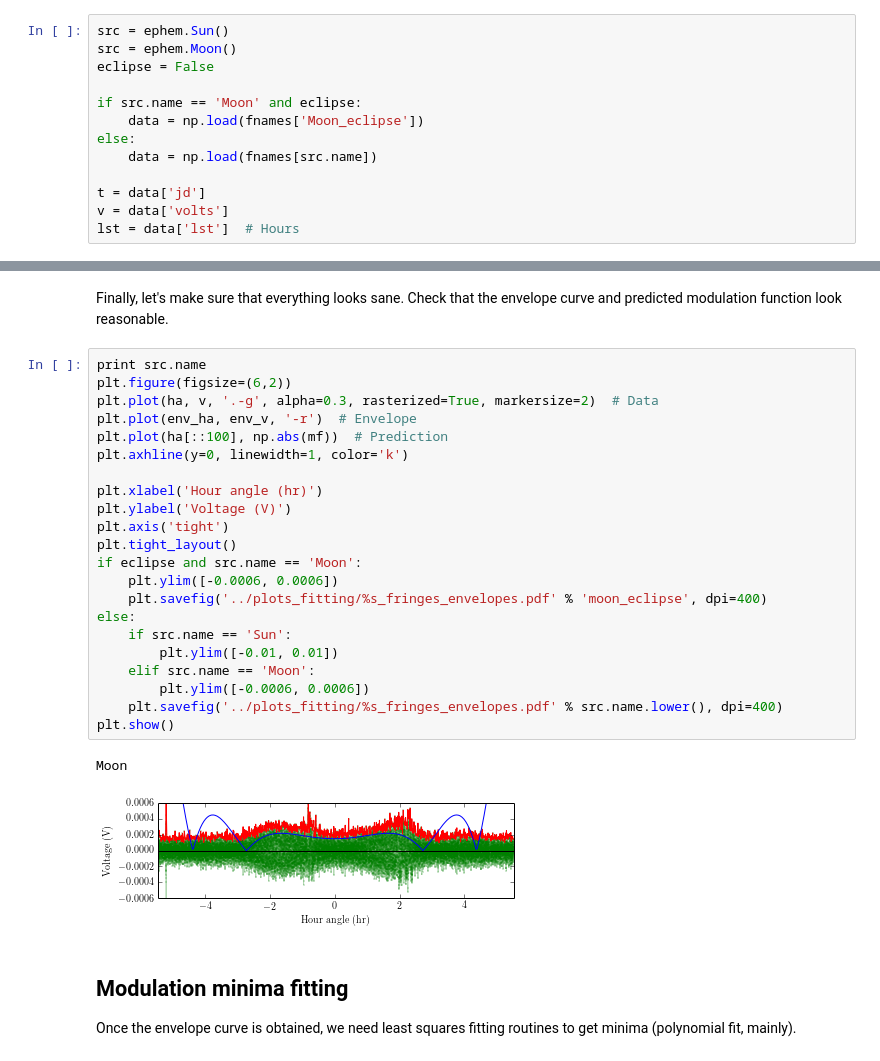
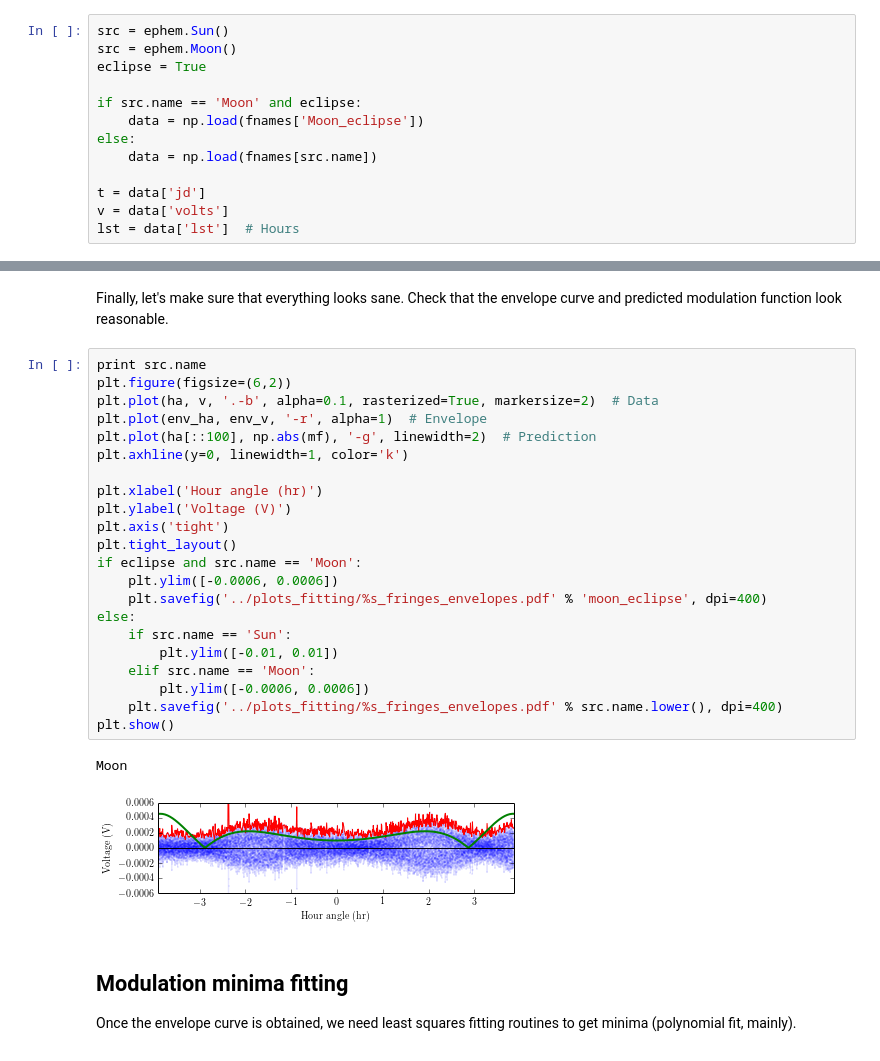
Before and after one commit to aarontran/ay121, a Jupyter notebook: lab3/code_analysis/least_squares_sunmoon.ipynb, the cells around one changed output, grey strips where cells are left out. Saved outputs shown, nothing was run; the diff lists cells and outputs as text.

```diff
--- a/lab3/code_analysis/least_squares_sunmoon.ipynb
+++ b/lab3/code_analysis/least_squares_sunmoon.ipynb
@@ -82,7 +82,7 @@ It only occurred to me well after the fact that it'd be good to get full moon (1
 # %%
 src = ephem.Sun()
 src = ephem.Moon()
-eclipse = False
+eclipse = True
 
 if src.name == 'Moon' and eclipse:
     data = np.load(fnames['Moon_eclipse'])
@@ -210,28 +210,28 @@ Finally, let's make sure that everything looks sane.  Check that the envelope cu
 # %%
 print src.name
 plt.figure(figsize=(6,2))
-plt.plot(ha, v, '.-g', alpha=0.3, rasterized=True, markersize=2)  # Data
-plt.plot(env_ha, env_v, '-r')  # Envelope
-plt.plot(ha[::100], np.abs(mf))  # Prediction
+plt.plot(ha, v, '.-b', alpha=0.1, rasterized=True, markersize=2)  # Data
+plt.plot(env_ha, env_v, '-r', alpha=1)  # Envelope
+plt.plot(ha[::100], np.abs(mf), '-g', linewidth=2)  # Prediction
 plt.axhline(y=0, linewidth=1, color='k')
 
 plt.xlabel('Hour angle (hr)')
 plt.ylabel('Voltage (V)')
 plt.axis('tight')
 plt.tight_layout()
 if eclipse and src.name == 'Moon':
     plt.ylim([-0.0006, 0.0006])
     plt.savefig('../plots_fitting/%s_fringes_envelopes.pdf' % 'moon_eclipse', dpi=400)
 else:
     if src.name == 'Sun':
         plt.ylim([-0.01, 0.01])
     elif src.name == 'Moon':
         plt.ylim([-0.0006, 0.0006])
     plt.savefig('../plots_fitting/%s_fringes_envelopes.pdf' % src.name.lower(), dpi=400)
 plt.show()
 # %% [output]
 Moon
-[figure, old version]
+[figure, new version]
 # %% [markdown]
 Modulation minima fitting
 -------------------------
```
Also changed, not shown: parts of 4 cells of this notebook, 24 other files.
